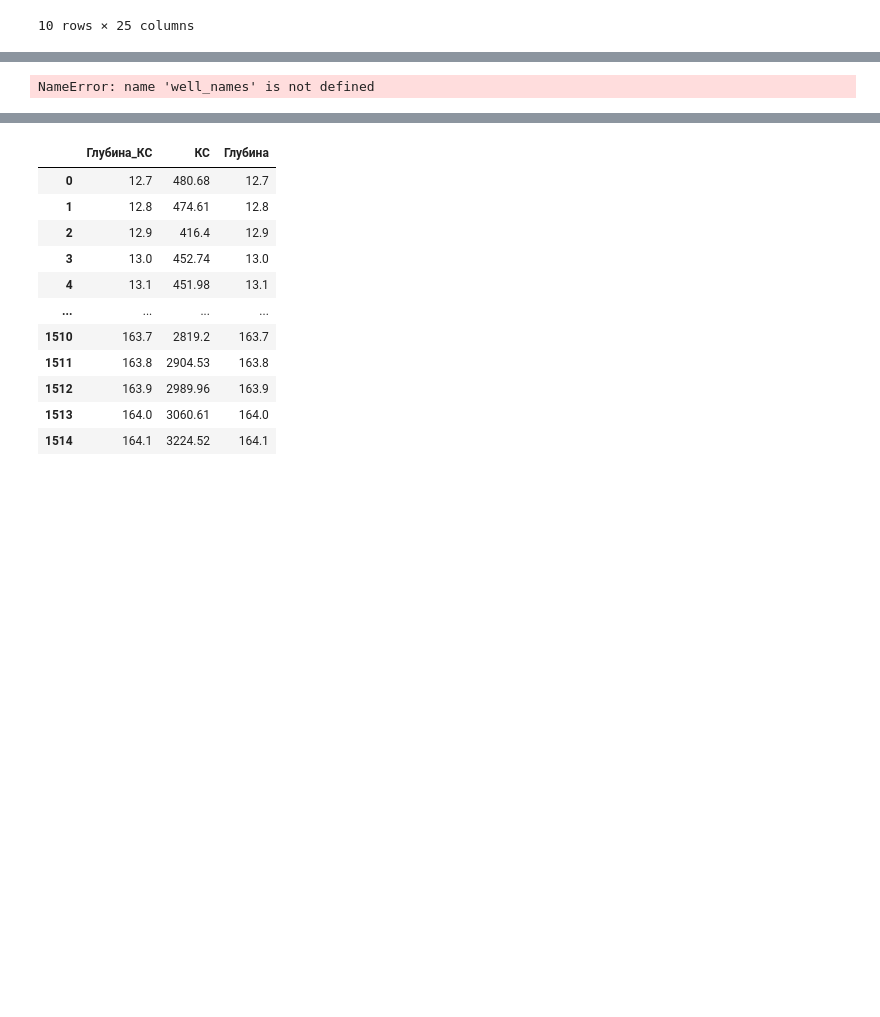
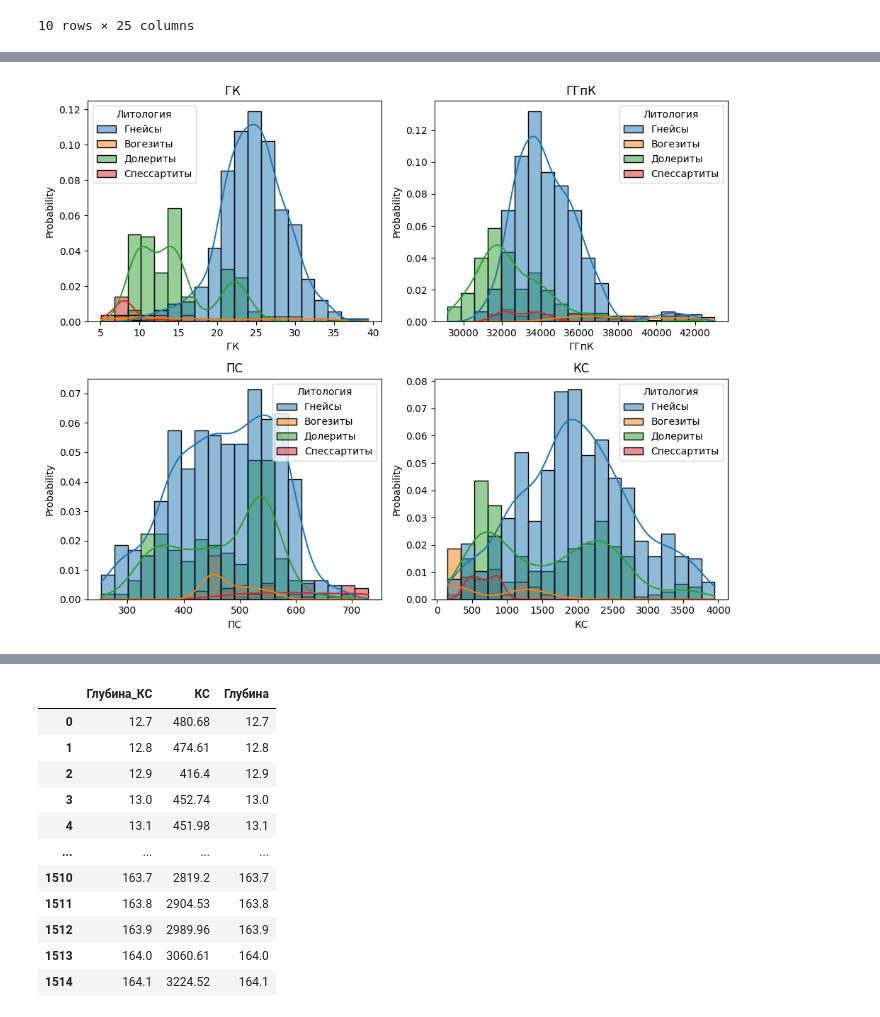
Before and after one commit to MariiaKalinina/R, a Jupyter notebook: Rosatom_new_version.ipynb, the cells around one changed output, grey strips where cells are left out. Drawn from its saved outputs; the diff is of its cells as text; code cells hidden in the pictures; blank space fills up the shorter version.

```diff
--- a/Rosatom_new_version.ipynb
+++ b/Rosatom_new_version.ipynb
@@ -129,0 +172,6 @@ well_logs
+# %%
+path_to_ser = Path('/content/R/Data/Rosatom_dataset.xlsx')
+data_initial_lithology = pd.read_excel(path_to_ser, sheet_name='Lithology', skiprows=0)
+data_lithology = data_initial_lithology.copy()
+# %%
+lithology = data_lithology[['Кровля', 'Подошва','Литология']].dropna()
@@ -129,0 +199,7 @@ well_logs
+# %%
+result_new = pd.merge(
+    lit_func(lithology, well_logs_merged),
+    well_logs_merged,
+    on='Глубина',
+    how='inner'
+)
@@ -228,41 +226,20 @@ for name_log in well_logs_merged.columns:
-# %%
-for well_log in well_names:
-
-  x = well_log
-  x_name = str(well_log)
-  y = [value for value in work_well_logs if x_name in value and "Глубина" in value]
-  y_print = ' '.join(y)
-  print(x, y_print)
-
-  if y is None:
-    pass
-  else:
-    fig, ax1 = plt.subplots(figsize=(6, 8))
-    # y = ' '.join(y)
-    print(data[str(x)])
-    x1, y1 = data[x], data[y]
-    print(x1)
-    # ax1.plot(x1, y1, 'b-', label='TC (Thermal Conductivity)', lw=1)
-    # ax1.set_ylabel('Depth (TC), m', color='b')
-    # ax1.invert_yaxis()  # Invert the y-axis for the first plot
-    # ax1.xaxis.tick_top()  # Move the x-axis to the top
-    # ax1.xaxis.set_label_position('top')  # Label for the x-axis on top
-    # ax1.set_xlabel('TC, Вт/(мК)')
-
-    # # Create a second x-axis for the second plot
-    # ax2 = ax1.twiny()  # This creates a new x-axis that shares the y-axis with ax1
-    # x2, y2 = data["ГК Value"], data["Common Depth"]
-    # ax2.plot(x2, y2, 'r-', label='ГК (Gamma Ray)', lw=1)
-    # ax2.set_xlabel('ГК, мкР/час')
-
-    # # Set y-axis label for the second plot (optional if you want separate y-axis labels)
-    # ax2.set_ylabel('Глубина (ГК),м', color='r')
-
-    # # Add legends to the plot
-    # lines, labels = ax1.get_legend_handles_labels()
-    # lines2, labels2 = ax2.get_legend_handles_labels()
-    # ax1.legend(lines + lines2, labels + labels2, loc='best')
-
-    plt.show()
-# %% [output]
-NameError: name 'well_names' is not defined
+# %%
+# Assuming 'data' is your DataFrame and it's already defined
+
+fig = plt.figure(figsize=(10, 8))
+
+parameters_list = [ 'ГК ', 'ГГпК', 'ПС', 'КС']
+
+# Calculate appropriate subplot grid size
+rows = 2
+cols = (len(parameters_list) + 1) // rows
+
+for index, param in enumerate(parameters_list):
+    ax = plt.subplot(rows, cols, index + 1)
+    sns.histplot(data=result_new, x=param, hue='Литология', stat="probability", kde=True, bins=20)
+    plt.title(f'{param}')
+
+plt.tight_layout()  # Adjust layout to prevent overlap
+plt.show()  # Display the plot
+# %% [output]
+[figure, added]
```
Also changed, not shown: parts of 15 cells of this notebook.
